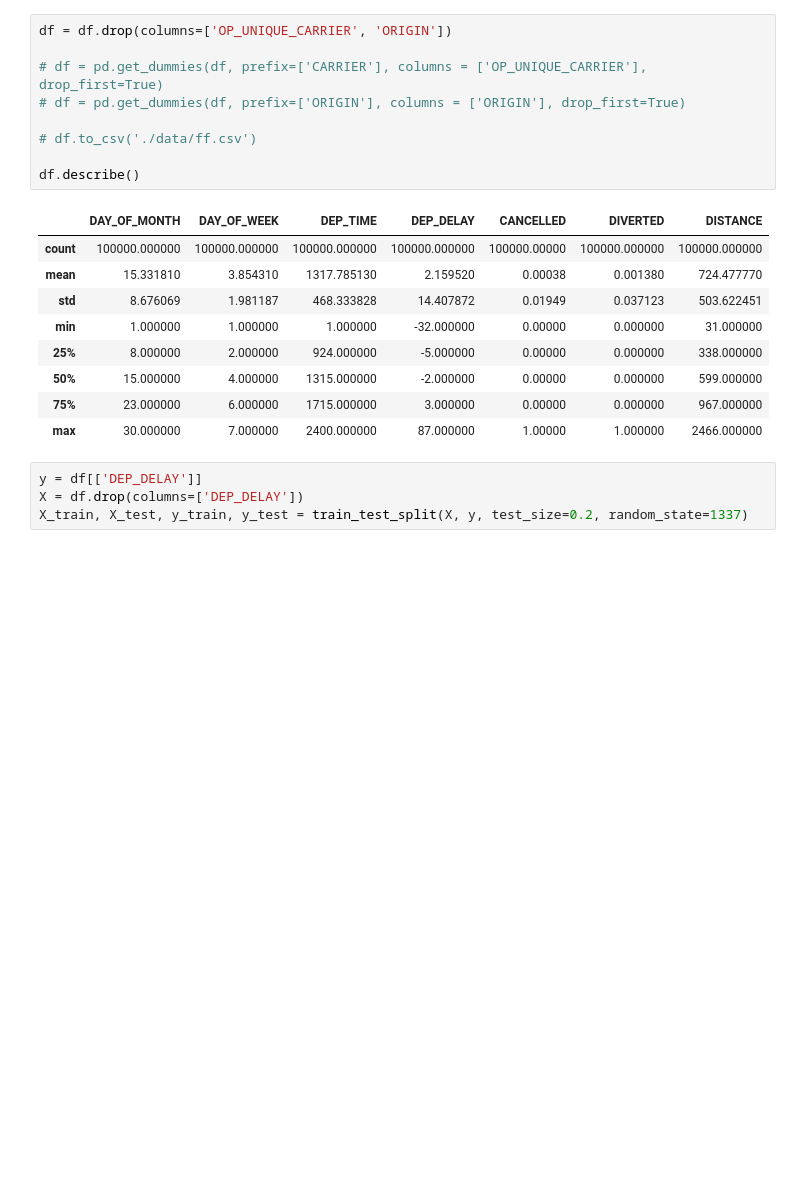
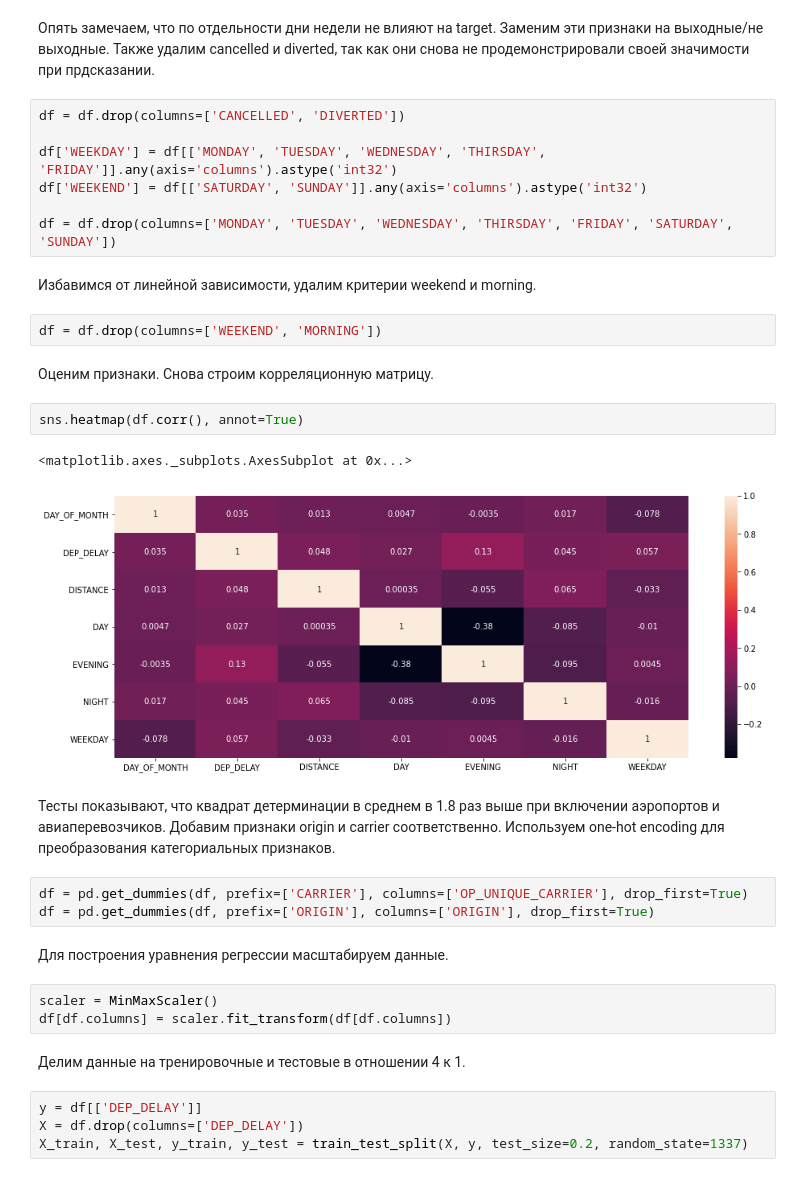
Before and after one commit to dikuchan/regression, a Jupyter notebook: model.ipynb, the cells around one changed output. Drawn from its saved outputs; the diff is of its cells as text; blank space fills up the shorter version.

Commit message:
Add analysis of data

```diff
--- a/model.ipynb
+++ b/model.ipynb
@@ -87,22 +90,40 @@ sns.heatmap(df.corr(), annot=True)
+# %% [markdown]
+Опять замечаем, что по отдельности дни недели не влияют на target.
+Заменим эти признаки на выходные/не выходные.
+Также удалим cancelled и diverted, так как они снова не продемонстрировали своей значимости при прдсказании.
+# %%
+df = df.drop(columns=['CANCELLED', 'DIVERTED'])
+
+df['WEEKDAY'] = df[['MONDAY', 'TUESDAY', 'WEDNESDAY', 'THIRSDAY', 'FRIDAY']].any(axis='columns').astype('int32')
+df['WEEKEND'] = df[['SATURDAY', 'SUNDAY']].any(axis='columns').astype('int32')
+
+df = df.drop(columns=['MONDAY', 'TUESDAY', 'WEDNESDAY', 'THIRSDAY', 'FRIDAY', 'SATURDAY', 'SUNDAY'])
+# %% [markdown]
+Избавимся от линейной зависимости, удалим критерии weekend и morning.
+# %%
+df = df.drop(columns=['WEEKEND', 'MORNING'])
+# %% [markdown]
+Оценим признаки.
+Снова строим корреляционную матрицу.
+# %%
+sns.heatmap(df.corr(), annot=True)
+# %% [output]
+<matplotlib.axes._subplots.AxesSubplot at 0x...>
+[figure, added]
+# %% [markdown]
+Тесты показывают, что квадрат детерминации в среднем в 1.8 раз выше при включении аэропортов и авиаперевозчиков.
+Добавим признаки origin и carrier соответственно.
+Используем one-hot encoding для преобразования категориальных признаков.
 # %%
-df = df.drop(columns=['OP_UNIQUE_CARRIER', 'ORIGIN'])
-
-# df = pd.get_dummies(df, prefix=['CARRIER'], columns = ['OP_UNIQUE_CARRIER'], drop_first=True)
-# df = pd.get_dummies(df, prefix=['ORIGIN'], columns = ['ORIGIN'], drop_first=True)
-
-# df.to_csv('./data/ff.csv')
-
-df.describe()
+df = pd.get_dummies(df, prefix=['CARRIER'], columns=['OP_UNIQUE_CARRIER'], drop_first=True)
+df = pd.get_dummies(df, prefix=['ORIGIN'], columns=['ORIGIN'], drop_first=True)
-# %% [output]
-|  | DAY_OF_MONTH | DAY_OF_WEEK | DEP_TIME | DEP_DELAY | CANCELLED | DIVERTED | DISTANCE |
-| count | 100000.000000 | 100000.000000 | 100000.000000 | 100000.000000 | 100000.00000 | 100000.000000 | 100000.000000 |
-| mean | 15.331810 | 3.854310 | 1317.785130 | 2.159520 | 0.00038 | 0.001380 | 724.477770 |
-| std | 8.676069 | 1.981187 | 468.333828 | 14.407872 | 0.01949 | 0.037123 | 503.622451 |
-| min | 1.000000 | 1.000000 | 1.000000 | -32.000000 | 0.00000 | 0.000000 | 31.000000 |
-| 25% | 8.000000 | 2.000000 | 924.000000 | -5.000000 | 0.00000 | 0.000000 | 338.000000 |
-| 50% | 15.000000 | 4.000000 | 1315.000000 | -2.000000 | 0.00000 | 0.000000 | 599.000000 |
-| 75% | 23.000000 | 6.000000 | 1715.000000 | 3.000000 | 0.00000 | 0.000000 | 967.000000 |
-| max | 30.000000 | 7.000000 | 2400.000000 | 87.000000 | 1.00000 | 1.000000 | 2466.000000 |
+# %% [markdown]
+Для построения уравнения регрессии масштабируем данные.
+# %%
+scaler = MinMaxScaler()
+df[df.columns] = scaler.fit_transform(df[df.columns])
+# %% [markdown]
+Делим данные на тренировочные и тестовые в отношении 4 к 1.
 # %%
 y = df[['DEP_DELAY']]
 X = df.drop(columns=['DEP_DELAY'])
```
Also changed, not shown: parts of 33 cells of this notebook.
